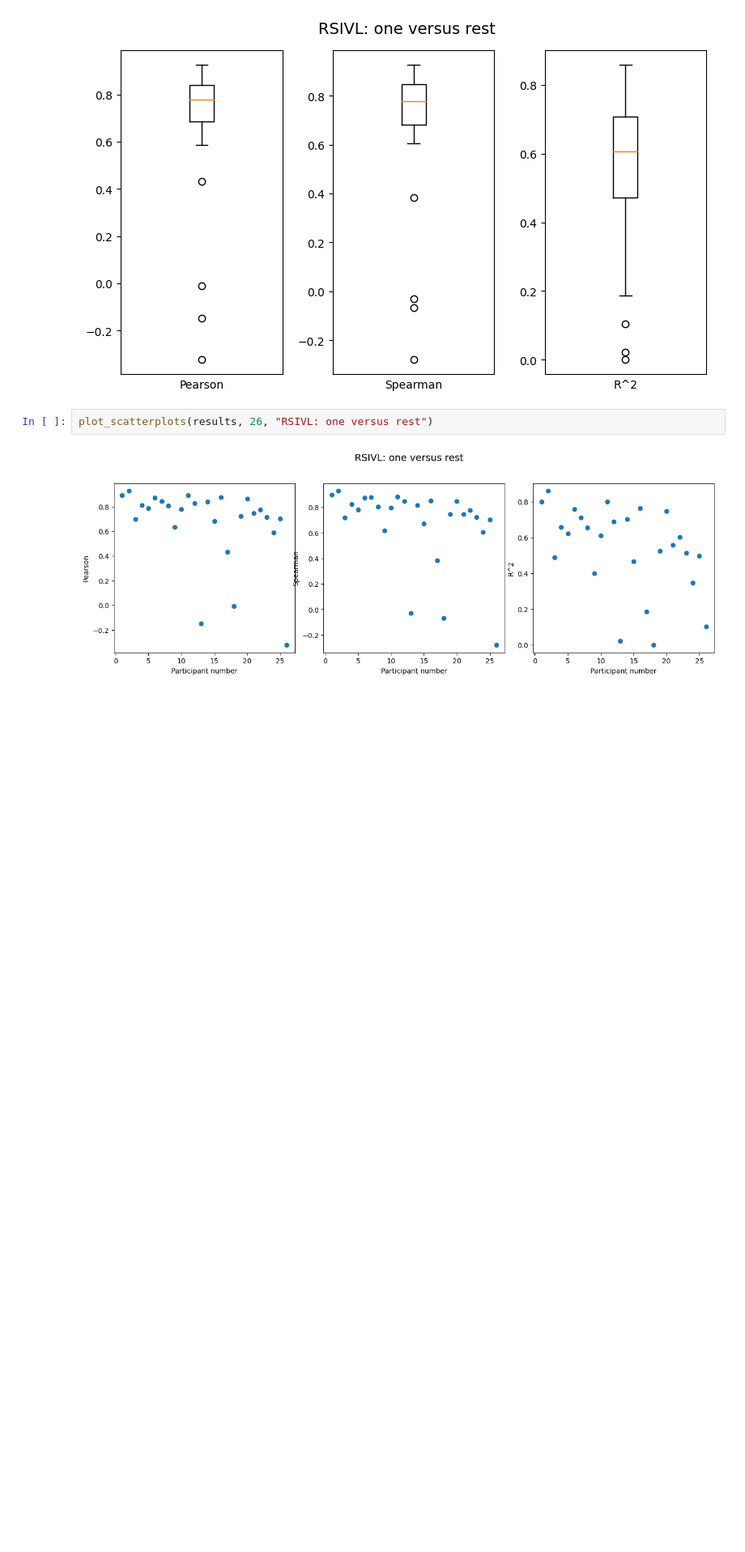
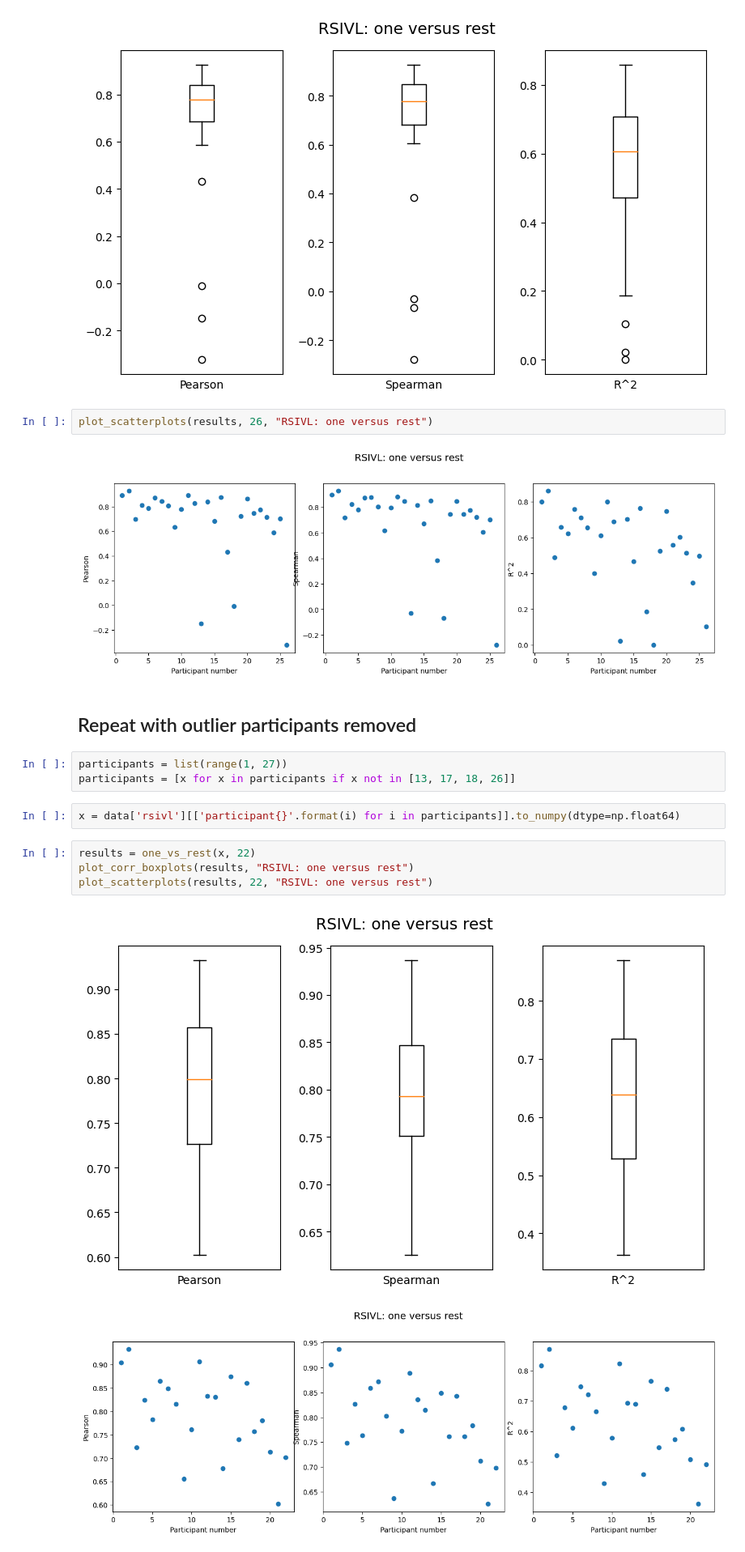
Before and after one commit to shenkev/segment-anything, a Jupyter notebook: analysis/noise_ceiling.ipynb, the cells around one changed output. Shown at 81% size. Saved outputs shown, nothing was run; the diff lists cells and outputs as text; blank space fills up the shorter version.

Commit message:
removed outliers for rsivl

```diff
--- a/analysis/noise_ceiling.ipynb
+++ b/analysis/noise_ceiling.ipynb
@@ -249,3 +249,17 @@ plot_corr_boxplots(results, "RSIVL: one versus rest")
 plot_scatterplots(results, 26, "RSIVL: one versus rest")
 # %% [output]
 [figure]
+# %% [markdown]
+## Repeat with outlier participants removed
+# %%
+participants = list(range(1, 27))
+participants = [x for x in participants if x not in [13, 17, 18, 26]]
+# %%
+x = data['rsivl'][['participant{}'.format(i) for i in participants]].to_numpy(dtype=np.float64)
+# %%
+results = one_vs_rest(x, 22)
+plot_corr_boxplots(results, "RSIVL: one versus rest")
+plot_scatterplots(results, 22, "RSIVL: one versus rest")
+# %% [output]
+[figure, added]
+[figure, added]
```
Also changed, not shown: parts of 1 cell of this notebook.
